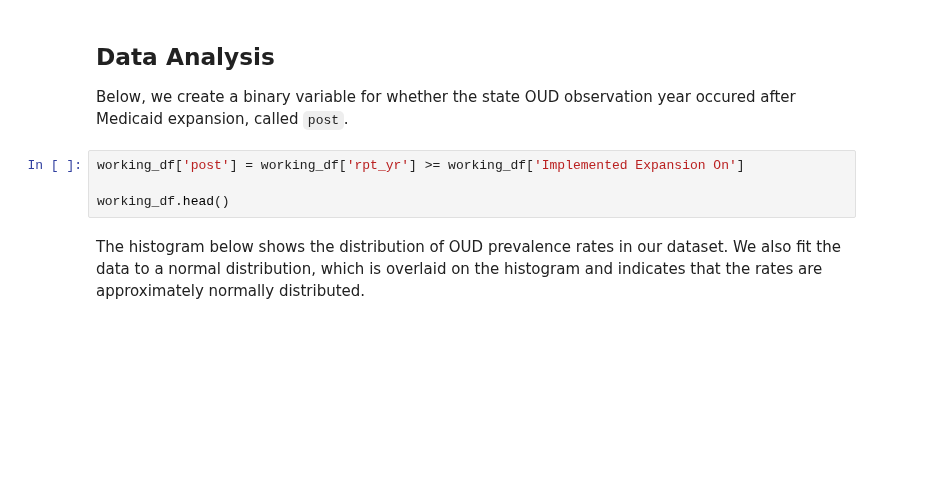
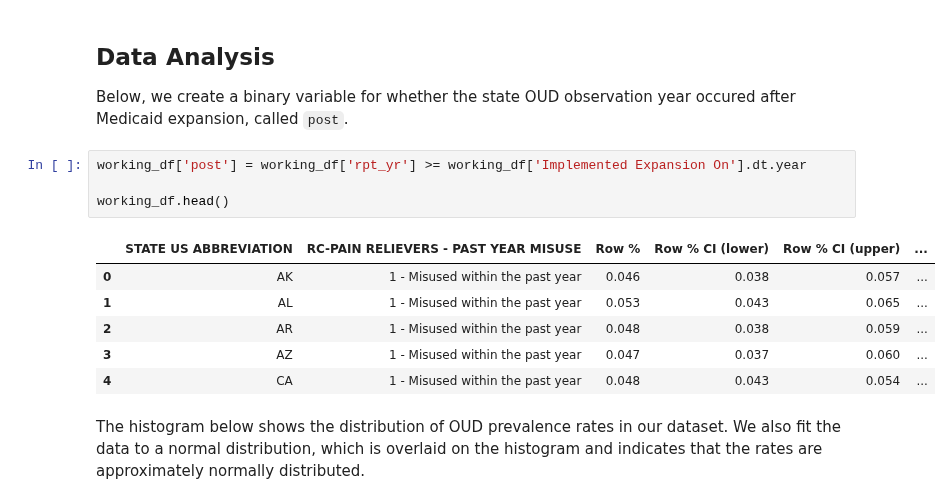
Before and after one commit to riverar9/data-602-final-project, a Jupyter notebook: Final_project_analysis.ipynb, the cells around one changed output. Saved outputs shown, nothing was run; the diff lists cells and outputs as text; blank space fills up the shorter version.

```diff
--- a/Final_project_analysis.ipynb
+++ b/Final_project_analysis.ipynb
@@ -223,9 +393,16 @@ working_df.head()
 
 Below, we create a binary variable for whether the state OUD observation year occured after Medicaid expansion, called `post`.
 # %%
-working_df['post'] = working_df['rpt_yr'] >= working_df['Implemented Expansion On']
+working_df['post'] = working_df['rpt_yr'] >= working_df['Implemented Expansion On'].dt.year
 
 working_df.head()
+# %% [output]
+|  | STATE US ABBREVIATION | RC-PAIN RELIEVERS - PAST YEAR MISUSE | Row % | Row % CI (lower) | Row % CI (upper) | ... |
+| 0 | AK | 1 - Misused within the past year | 0.046 | 0.038 | 0.057 | ... |
+| 1 | AL | 1 - Misused within the past year | 0.053 | 0.043 | 0.065 | ... |
+| 2 | AR | 1 - Misused within the past year | 0.048 | 0.038 | 0.059 | ... |
+| 3 | AZ | 1 - Misused within the past year | 0.047 | 0.037 | 0.060 | ... |
+| 4 | CA | 1 - Misused within the past year | 0.048 | 0.043 | 0.054 | ... |
 # %% [markdown]
 The histogram below shows the distribution of OUD prevalence rates in our dataset. We also fit the data to a normal distribution, which is overlaid on the histogram and indicates that the rates are approximately normally distributed.
 # %%
```
Also changed, not shown: parts of 26 cells of this notebook.
